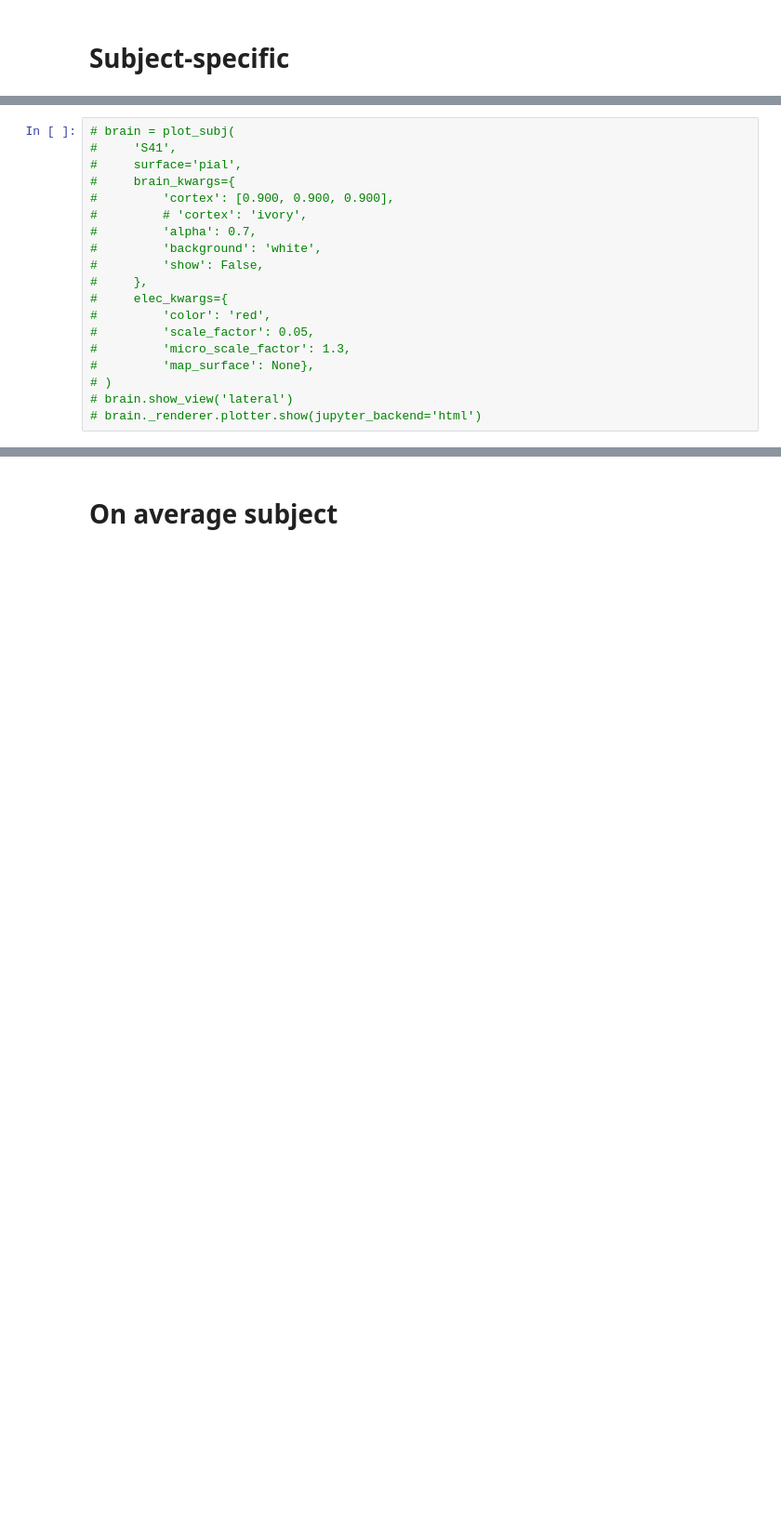
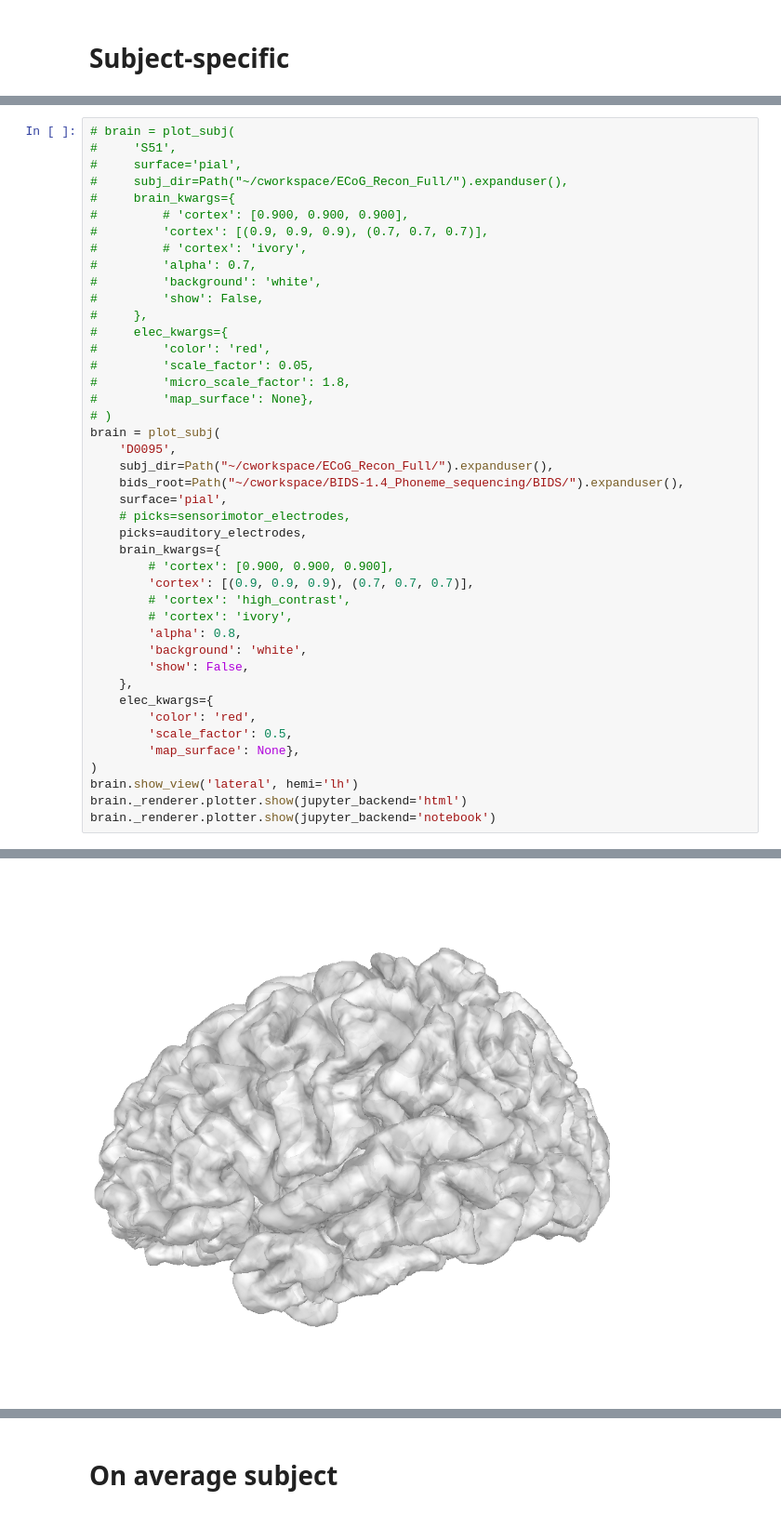
Before and after one commit to coganlab/intraop_bids, a Jupyter notebook: visualization/loc/brainplot.ipynb, the cells around one changed output, grey strips where cells are left out. Shown at 93% size. Drawn from its saved outputs; the diff is of its cells as text; blank space fills up the shorter version.

```diff
--- a/visualization/loc/brainplot.ipynb
+++ b/visualization/loc/brainplot.ipynb
@@ -86,9 +256,11 @@ from mri import plot_subj, plot_subjs_on_avg
 # %%
 # brain = plot_subj(
-#     'S41',
+#     'S51',
 #     surface='pial',
+#     subj_dir=Path("~/cworkspace/ECoG_Recon_Full/").expanduser(),
 #     brain_kwargs={
-#         'cortex': [0.900, 0.900, 0.900],
+#         # 'cortex': [0.900, 0.900, 0.900],
+#         'cortex': [(0.9, 0.9, 0.9), (0.7, 0.7, 0.7)],
 #         # 'cortex': 'ivory',
 #         'alpha': 0.7,
 #         'background': 'white',
@@ -97,8 +269,31 @@ from mri import plot_subj, plot_subjs_on_avg
 #     elec_kwargs={
 #         'color': 'red',
 #         'scale_factor': 0.05,
-#         'micro_scale_factor': 1.3,
+#         'micro_scale_factor': 1.8,
 #         'map_surface': None},
 # )
-# brain.show_view('lateral')
-# brain._renderer.plotter.show(jupyter_backend='html')
+brain = plot_subj(
+    'D0095',
+    subj_dir=Path("~/cworkspace/ECoG_Recon_Full/").expanduser(),
+    bids_root=Path("~/cworkspace/BIDS-1.4_Phoneme_sequencing/BIDS/").expanduser(),
+    surface='pial',
+    # picks=sensorimotor_electrodes,
+    picks=auditory_electrodes,
+    brain_kwargs={
+        # 'cortex': [0.900, 0.900, 0.900],
+        'cortex': [(0.9, 0.9, 0.9), (0.7, 0.7, 0.7)],
+        # 'cortex': 'high_contrast',
+        # 'cortex': 'ivory',
+        'alpha': 0.8,
+        'background': 'white',
+        'show': False,
+    },
+    elec_kwargs={
+        'color': 'red',
+        'scale_factor': 0.5,
+        'map_surface': None},
+)
+brain.show_view('lateral', hemi='lh')
+brain._renderer.plotter.show(jupyter_backend='html')
+brain._renderer.plotter.show(jupyter_backend='notebook')
+# %% [output]
@@ -105,2 +301,3 @@ from mri import plot_subj, plot_subjs_on_avg
+[figure, added]
 # %%
 # # brain.show_view('frontal', azimuth=95, elevation=95)
```
Also changed, not shown: parts of 22 cells of this notebook, 1 other file.
